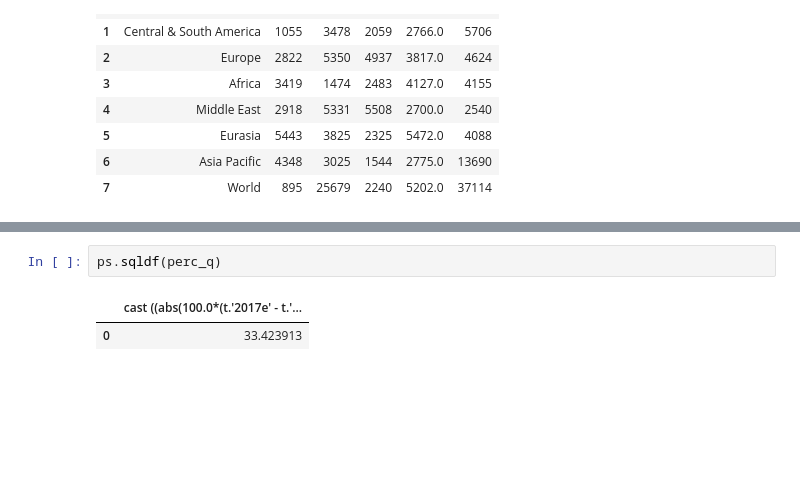
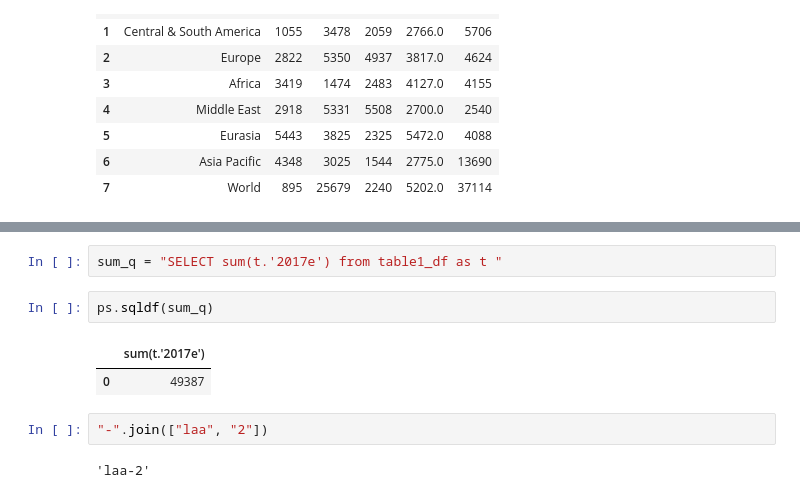
Before and after one commit to geokaragiannis/statchecker, a Jupyter notebook: src/demo_query_generation.ipynb, the cells around one changed output, grey strips where cells are left out. Saved outputs shown, nothing was run; the diff lists cells and outputs as text; blank space fills up the shorter version.

```diff
--- a/src/demo_query_generation.ipynb
+++ b/src/demo_query_generation.ipynb
@@ -344,5 +369,11 @@ perc_q = "SELECT cast ((abs(100.0*(t.'2017e' - t.'2016')/t.'2016')) as numeric(2
+# %%
+sum_q = "SELECT sum(t.'2017e') from table1_df as t "
 # %%
-ps.sqldf(perc_q)
+ps.sqldf(sum_q)
 # %% [output]
-|  | cast ((abs(100.0*(t.'2017e' - t.'... |
-| 0 | 33.423913 |
+|  | sum(t.'2017e') |
+| 0 | 49387 |
+# %%
+"-".join(["laa", "2"])
+# %% [output]
+'laa-2'
```
Also changed, not shown: parts of 4 cells of this notebook, 1 other file.
